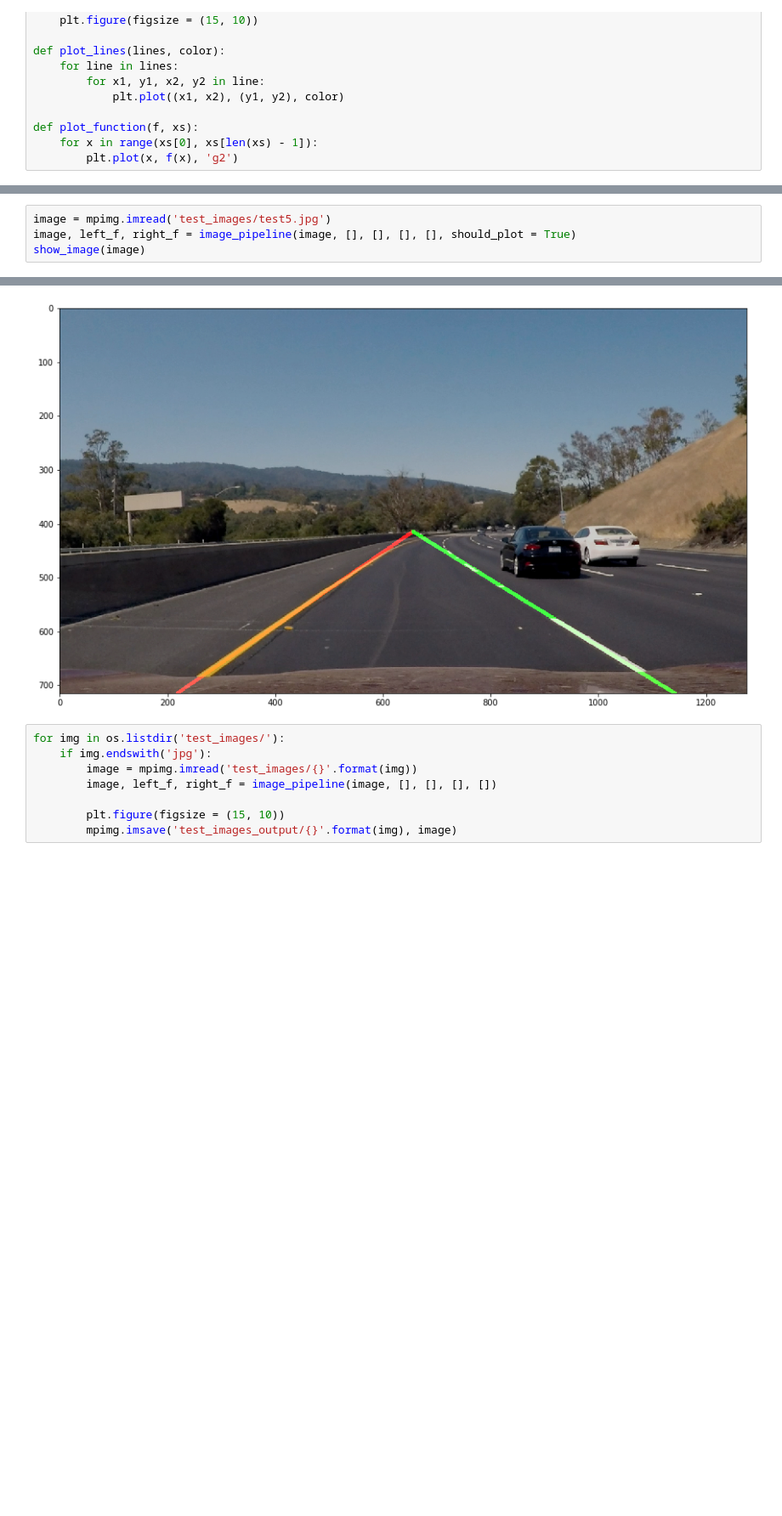
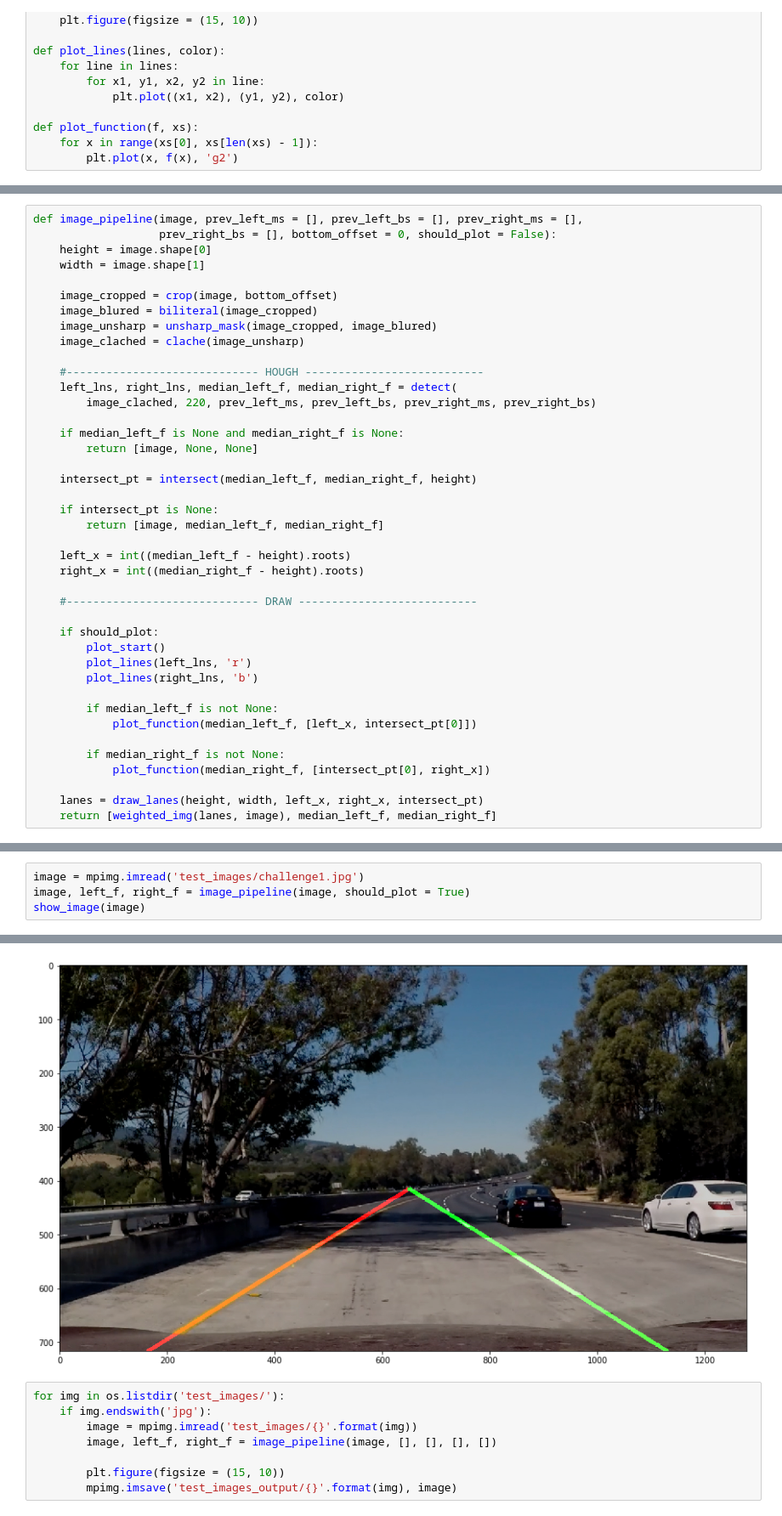
Before and after one commit to dmytronasyrov/CarND-LaneLines-P1, a Jupyter notebook: P1.ipynb, the cells around one changed output, grey strips where cells are left out. Shown at 85% size. Drawn from its saved outputs; the diff is of its cells as text; blank space fills up the shorter version.

```diff
--- a/P1.ipynb
+++ b/P1.ipynb
@@ -370,3 +342,44 @@ def image_pipeline(image, prev_left_ms, prev_left_bs, prev_right_ms, prev_right_
+# %%
+def image_pipeline(image, prev_left_ms = [], prev_left_bs = [], prev_right_ms = [],
+                   prev_right_bs = [], bottom_offset = 0, should_plot = False):
+    height = image.shape[0]
+    width = image.shape[1]
+
+    image_cropped = crop(image, bottom_offset)
+    image_blured = biliteral(image_cropped)
+    image_unsharp = unsharp_mask(image_cropped, image_blured)
+    image_clached = clache(image_unsharp)
+
+    #----------------------------- HOUGH ---------------------------
+    left_lns, right_lns, median_left_f, median_right_f = detect(
+        image_clached, 220, prev_left_ms, prev_left_bs, prev_right_ms, prev_right_bs)
+
+    if median_left_f is None and median_right_f is None:
+        return [image, None, None]
+
+    intersect_pt = intersect(median_left_f, median_right_f, height)
+
+    if intersect_pt is None:
+        return [image, median_left_f, median_right_f]
+
+    left_x = int((median_left_f - height).roots)
+    right_x = int((median_right_f - height).roots)
+
+    #----------------------------- DRAW ---------------------------
+
+    if should_plot:
+        plot_start()
+        plot_lines(left_lns, 'r')
+        plot_lines(right_lns, 'b')
+
+        if median_left_f is not None:
+            plot_function(median_left_f, [left_x, intersect_pt[0]])
+
+        if median_right_f is not None:
+            plot_function(median_right_f, [intersect_pt[0], right_x])
+
+    lanes = draw_lanes(height, width, left_x, right_x, intersect_pt)
+    return [weighted_img(lanes, image), median_left_f, median_right_f]
 # %%
 os.listdir("test_images/")
 # %% [output]
@@ -389,7 +402,7 @@ os.listdir("test_images/")
  'test6.jpg',
  'whiteCarLaneSwitch.jpg']
 # %%
-image = mpimg.imread('test_images/test5.jpg')
-image, left_f, right_f = image_pipeline(image, [], [], [], [], should_plot = True)
+image = mpimg.imread('test_images/challenge1.jpg')
+image, left_f, right_f = image_pipeline(image, should_plot = True)
 show_image(image)
 # %% [output]
@@ -397,4 +410,4 @@ show_image(image)
-[figure, old version]
+[figure, new version]
 # %%
 for img in os.listdir('test_images/'):
     if img.endswith('jpg'):
```
Also changed, not shown: parts of 14 cells of this notebook, 20 other files.
